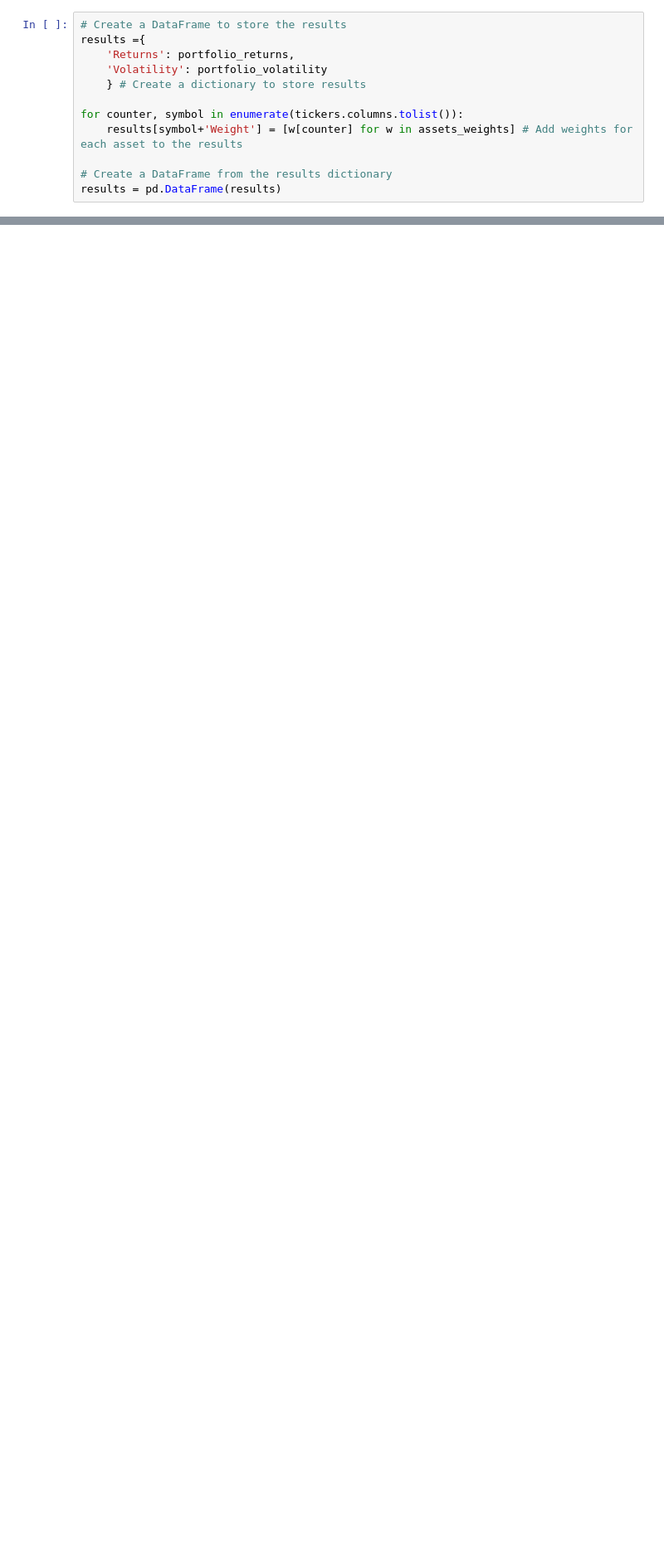
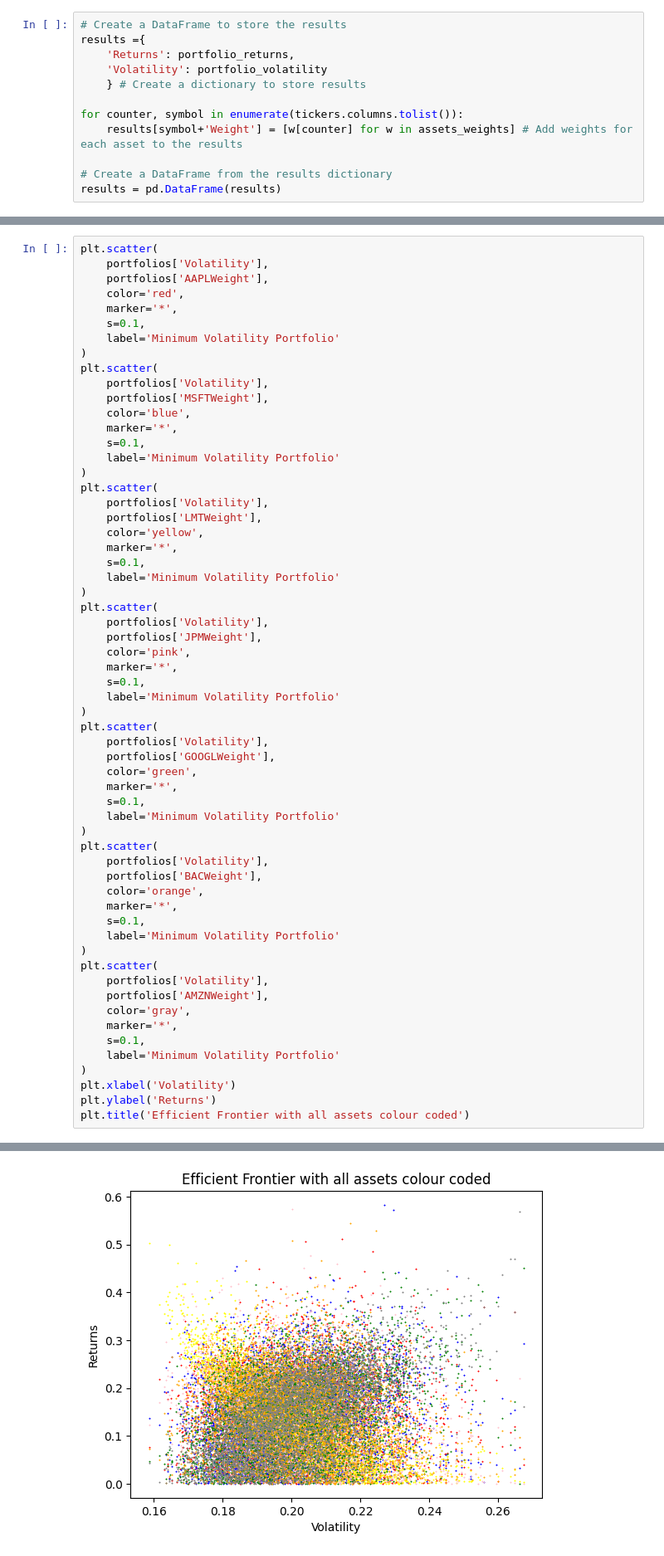
Before and after one commit to sschneidinger/sschneidinger, a Jupyter notebook: Project 2/Efficiency.Frontier.ipynb, the cells around one changed output, grey strips where cells are left out. Shown at 83% size. Drawn from its saved outputs; the diff is of its cells as text; blank space fills up the shorter version.

```diff
--- a/Project 2/Efficiency.Frontier.ipynb
+++ b/Project 2/Efficiency.Frontier.ipynb
@@ -191,0 +213,61 @@ plt.scatter(
+# %%
+plt.scatter(
+    portfolios['Volatility'],
+    portfolios['AAPLWeight'],
+    color='red',
+    marker='*',
+    s=0.1,
+    label='Minimum Volatility Portfolio'
+)
+plt.scatter(
+    portfolios['Volatility'],
+    portfolios['MSFTWeight'],
+    color='blue',
+    marker='*',
+    s=0.1,
+    label='Minimum Volatility Portfolio'
+)
+plt.scatter(
+    portfolios['Volatility'],
+    portfolios['LMTWeight'],
+    color='yellow',
+    marker='*',
+    s=0.1,
+    label='Minimum Volatility Portfolio'
+)
+plt.scatter(
+    portfolios['Volatility'],
+    portfolios['JPMWeight'],
+    color='pink',
+    marker='*',
+    s=0.1,
+    label='Minimum Volatility Portfolio'
+)
+plt.scatter(
+    portfolios['Volatility'],
+    portfolios['GOOGLWeight'],
+    color='green',
+    marker='*',
+    s=0.1,
+    label='Minimum Volatility Portfolio'
+)
+plt.scatter(
+    portfolios['Volatility'],
+    portfolios['BACWeight'],
+    color='orange',
+    marker='*',
+    s=0.1,
+    label='Minimum Volatility Portfolio'
+)
+plt.scatter(
+    portfolios['Volatility'],
+    portfolios['AMZNWeight'],
+    color='gray',
+    marker='*',
+    s=0.1,
+    label='Minimum Volatility Portfolio'
+)
+plt.xlabel('Volatility')
+plt.ylabel('Returns')
+plt.title('Efficient Frontier with all assets colour coded')
+# %% [output]
@@ -192,2 +275,3 @@ plt.scatter(
+[figure, added]
 # %%
 # Optimnal Portfolio
```
Also changed, not shown: parts of 14 cells of this notebook.
